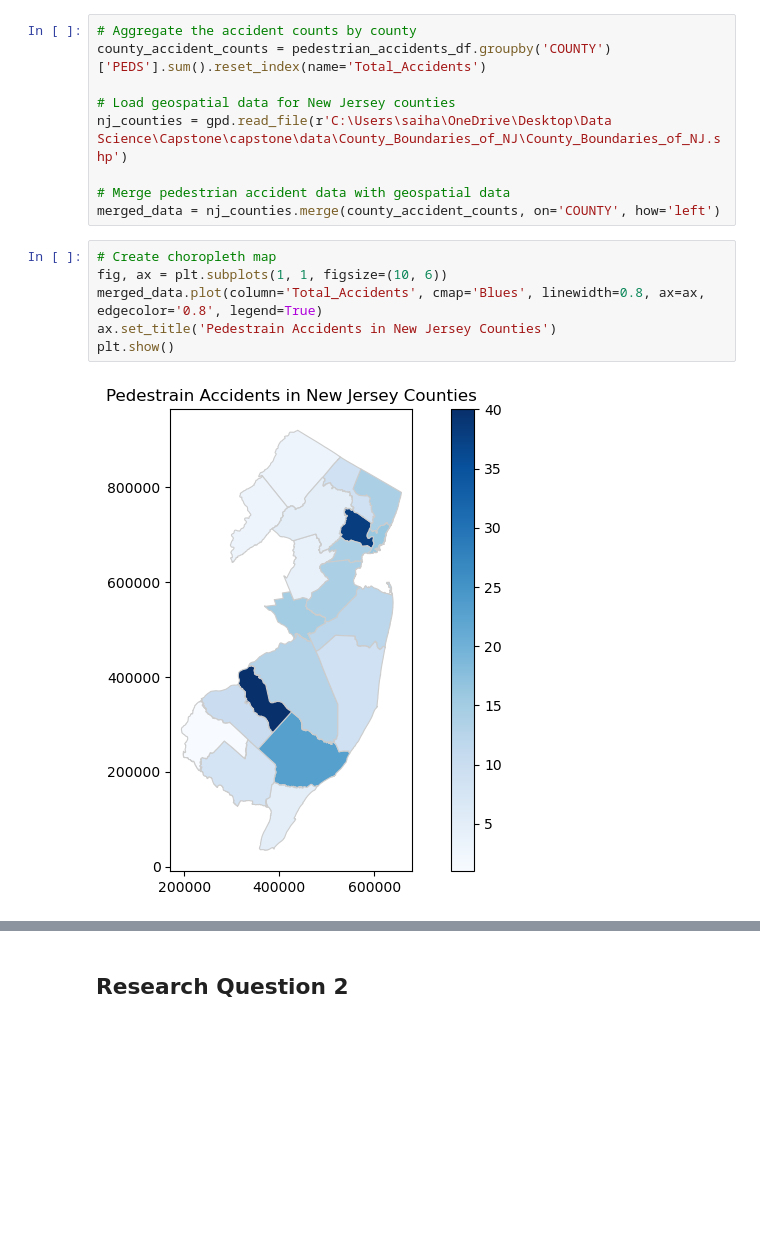
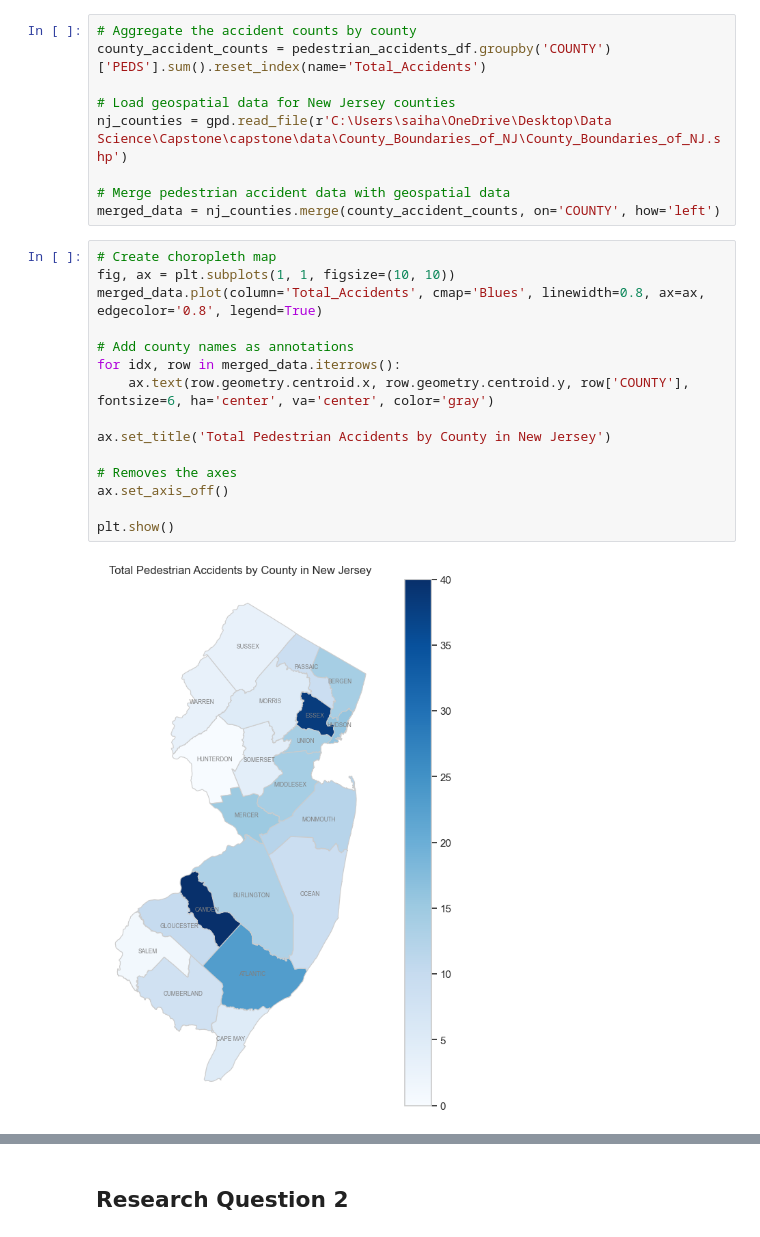
Before and after one commit to saidalli1/capstone, a Jupyter notebook: doc/fatality.ipynb, the cells around one changed output, grey strips where cells are left out. Cells and saved outputs as stored; diff of their text form; blank space fills up the shorter version.

```diff
--- a/doc/fatality.ipynb
+++ b/doc/fatality.ipynb
@@ -114,9 +129,18 @@ nj_counties = gpd.read_file(r'C:\Users\saiha\OneDrive\Desktop\Data Science\Capst
 merged_data = nj_counties.merge(county_accident_counts, on='COUNTY', how='left')
 # %%
 # Create choropleth map
-fig, ax = plt.subplots(1, 1, figsize=(10, 6))
+fig, ax = plt.subplots(1, 1, figsize=(10, 10))
 merged_data.plot(column='Total_Accidents', cmap='Blues', linewidth=0.8, ax=ax, edgecolor='0.8', legend=True)
-ax.set_title('Pedestrain Accidents in New Jersey Counties')
+
+# Add county names as annotations
+for idx, row in merged_data.iterrows():
+    ax.text(row.geometry.centroid.x, row.geometry.centroid.y, row['COUNTY'], fontsize=6, ha='center', va='center', color='gray')
+
+ax.set_title('Total Pedestrian Accidents by County in New Jersey')
+
+# Removes the axes
+ax.set_axis_off()
+
 plt.show()
 # %% [output]
-[figure, old version]
+[figure, new version]
```
Also changed, not shown: parts of 3 cells of this notebook.
